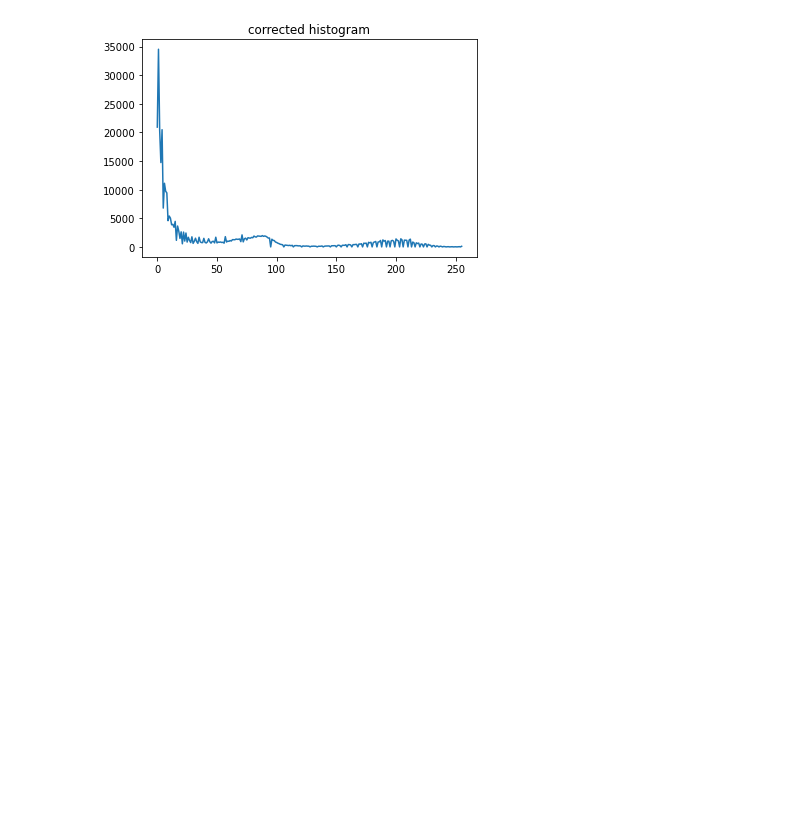
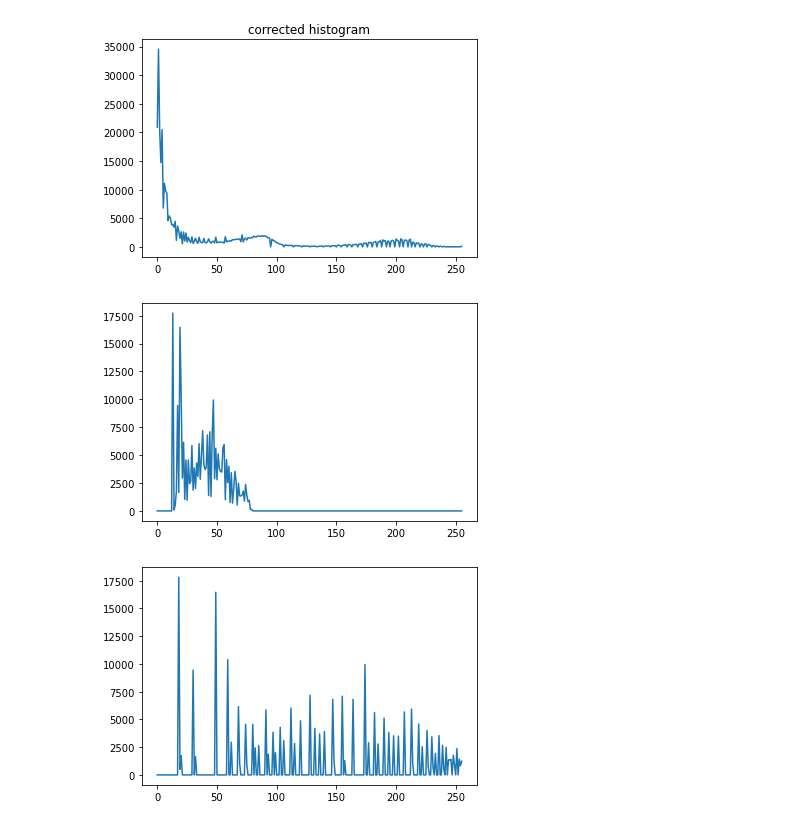
Before and after one commit to nifla2000/EN2550-Codings, a Jupyter notebook: Assignment1.ipynb, the cells around one changed output. Drawn from its saved outputs; the diff is of its cells as text; code cells hidden in the pictures; blank space fills up the shorter version.

Commit message:
Plotted histogram corrected images :)

```diff
--- a/Assignment1.ipynb
+++ b/Assignment1.ipynb
@@ -183,7 +183,53 @@ for gam in gamma:
 # %%
 import numpy as np
 import matplotlib.pyplot as plt
 import cv2 as cv
 
 img = cv.imread('Images/shells.png',cv.IMREAD_GRAYSCALE)
 img_flatten=img.flatten()
+#print(np.shape(img_flatten))
+#histogram
+def histogram(image,length):
+    indexes=np.linspace(0,255,256).reshape(256,1).astype(int)
+    pixels=np.append(indexes,np.zeros((256,1)),axis=1).astype(int)
+    for j in range(length):
+        pixels[int(image[j]),1]+=1 #increase the count when perticular color pixel detected
+    plt.figure()
+    plt.plot(pixels[:,0],pixels[:,1])
+    plt.show()
+
+#histogram equalization
+def histogram_equalization(image,length):
+    indexes=np.linspace(0,255,256).reshape(256,1).astype(int)
+    pixels=np.append(indexes,np.zeros((256,1)).astype(int),axis=1).astype(int)
+    for j in range(length):
+        pixels[int(image[j]),1]+=1 #increase the count when perticular color pixel detected
+
+    #cumulation
+    sum=0
+    for i in range(256):
+        sum+=pixels[i,1]
+        pixels[i,1]=sum
+        pixels[i,1]=round(pixels[i,1]*255/length)
+    histogram_image=np.zeros((1,length)).astype(np.uint8)
+    for i in range(length):
+        histogram_image[0,i]=pixels[image[i],1]
+    new_image=histogram_image[0,:]
+    return new_image
+
+length=np.shape(img_flatten)[0]
+histogram(img_flatten,length)#histogram of the original image
+hist_equal_img=histogram_equalization(img_flatten,length)
+histogram(hist_equal_img,length) #plot histogram equalized image
+
+histEqualImage=hist_equal_img.reshape(500,500)
+#print('img',img)
+cv.namedWindow('Image',cv.WINDOW_AUTOSIZE)
+cv.imshow('Image',img)
+cv.waitKey(0)
+cv.imshow('image',histEqualImage)
+cv.waitKey(0)
+cv.destroyAllWindows()
+# %% [output]
+[figure, added]
+[figure, added]
```
